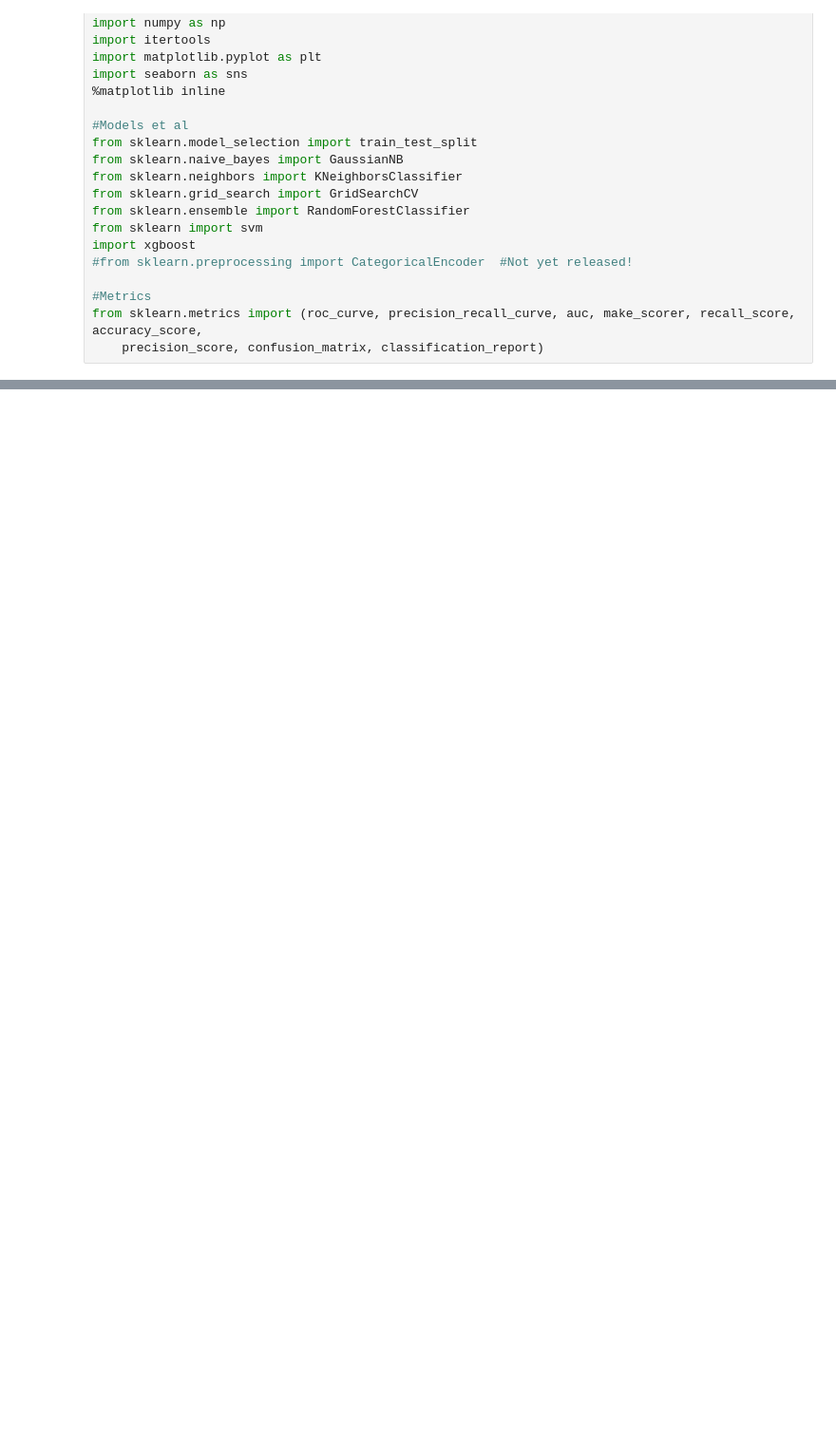
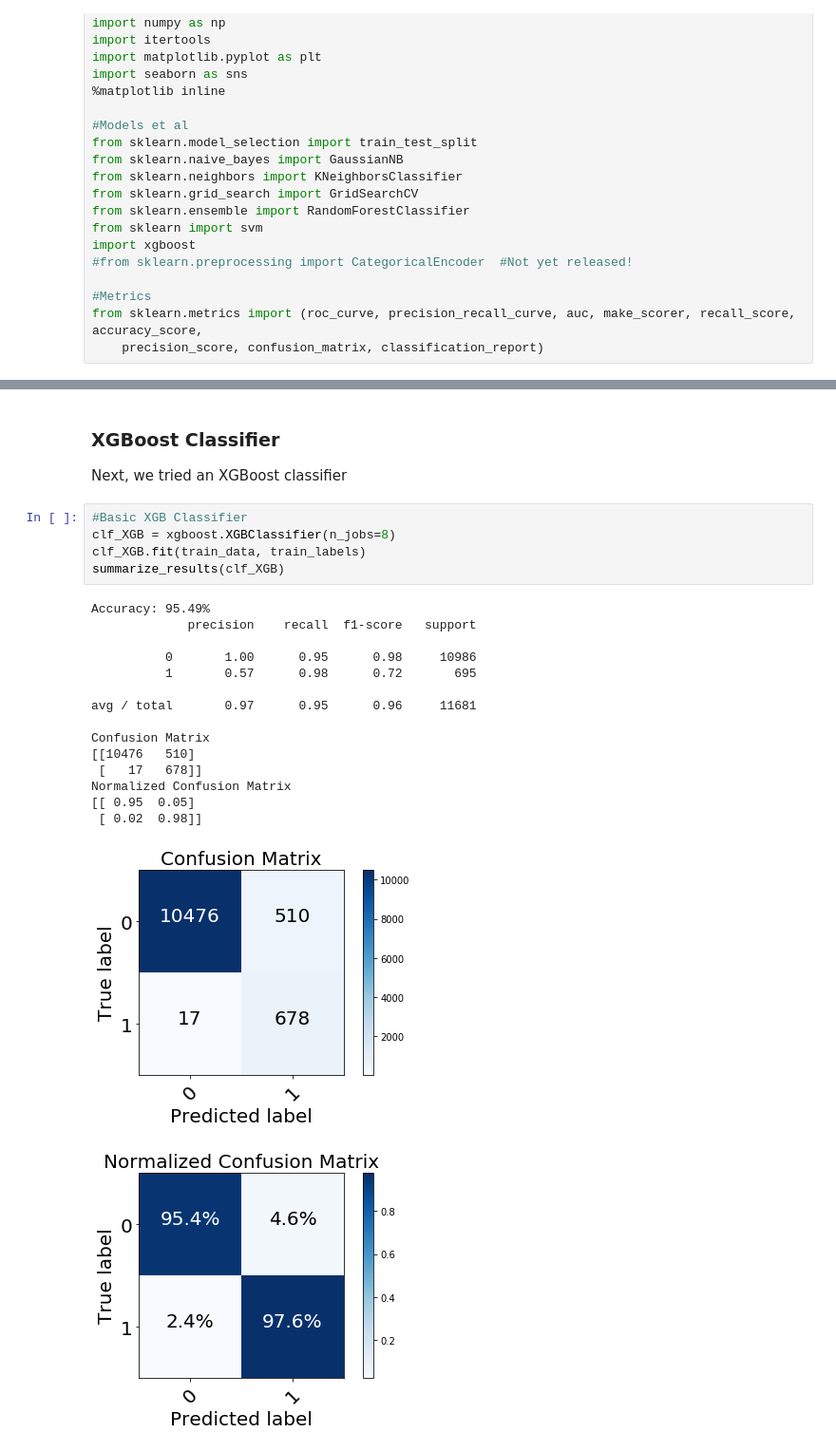
Before and after one commit to ajolson89/W207Fall2018Final, a Jupyter notebook: W207_FinalProj_02MLModels_KennedyKhannaOlson_Final.ipynb, the cells around one changed output, grey strips where cells are left out. Shown at 95% size. Cells and saved outputs as stored; diff of their text form; blank space fills up the shorter version.

```diff
--- a/W207_FinalProj_02MLModels_KennedyKhannaOlson_Final.ipynb
+++ b/W207_FinalProj_02MLModels_KennedyKhannaOlson_Final.ipynb
@@ -477,0 +372,26 @@ avg / total       0.97      0.03      0.00     11345
+# %% [markdown]
+### XGBoost Classifier
+
+Next, we tried an XGBoost classifier
+# %%
+#Basic XGB Classifier
+clf_XGB = xgboost.XGBClassifier(n_jobs=8)
+clf_XGB.fit(train_data, train_labels)
+summarize_results(clf_XGB)
+# %% [output]
+Accuracy: 95.49%
+             precision    recall  f1-score   support
+
+          0       1.00      0.95      0.98     10986
+          1       0.57      0.98      0.72       695
+
+avg / total       0.97      0.95      0.96     11681
+
+Confusion Matrix
+[[10476   510]
+ [   17   678]]
+Normalized Confusion Matrix
+[[ 0.95  0.05]
+ [ 0.02  0.98]]
+[figure, added]
+[figure, added]
```
Also changed, not shown: parts of 45 cells of this notebook.
